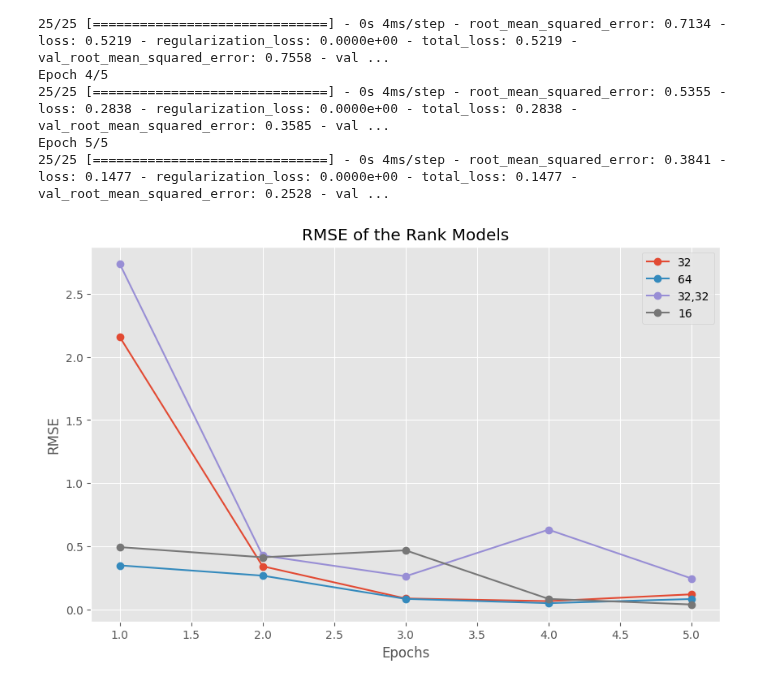
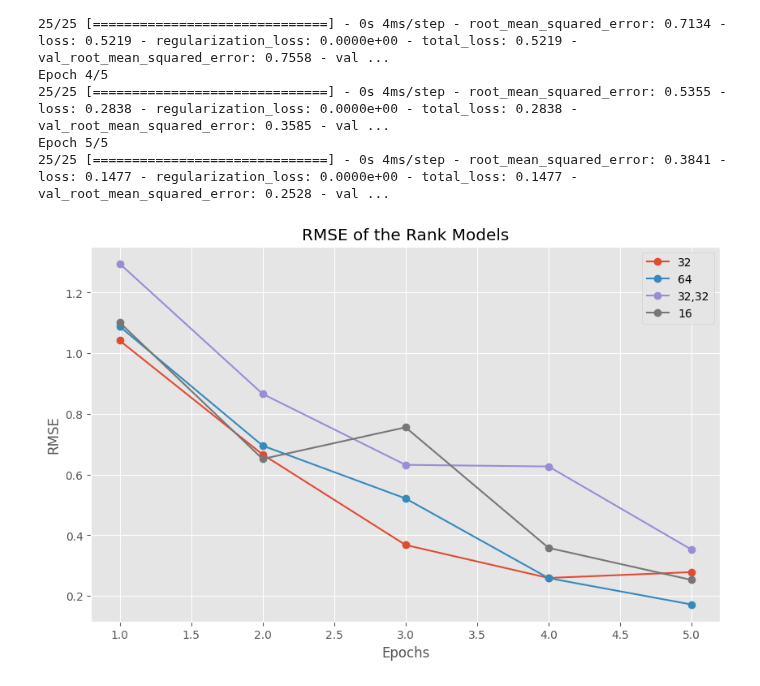
Before and after one commit to egonos/Data-Science-Projects, a Jupyter notebook: Using ML for Commercial Purposes/Recommendation Algorithms/A Recommendation Algorithm on Amazon Reviews (Level 3).ipynb, the cells around one changed output. Drawn from its saved outputs; the diff is of its cells as text; code cells hidden in the pictures.

```diff
--- a/Using ML for Commercial Purposes/Recommendation Algorithms/A Recommendation Algorithm on Amazon Reviews (Level 3).ipynb
+++ b/Using ML for Commercial Purposes/Recommendation Algorithms/A Recommendation Algorithm on Amazon Reviews (Level 3).ipynb
@@ -463,15 +463,15 @@ Epoch 5/5
 # %%
 epochs = range(1,6)
 
 plt.figure(figsize = (10,6))
-plt.plot(epochs,rank_model_history1.history["val_total_loss"], label = "32",marker = "o")
-plt.plot(epochs,rank_model_history2.history["val_total_loss"], label = "64",marker = "o")
-plt.plot(epochs,rank_model_history3.history["val_total_loss"], label = "32,32",marker = "o")
-plt.plot(epochs,rank_model_history4.history["val_total_loss"], label = "16",marker = "o")
+plt.plot(epochs,rank_model_history1.history["val_root_mean_squared_error"], label = "32",marker = "o")
+plt.plot(epochs,rank_model_history2.history["val_root_mean_squared_error"], label = "64",marker = "o")
+plt.plot(epochs,rank_model_history3.history["val_root_mean_squared_error"], label = "32,32",marker = "o")
+plt.plot(epochs,rank_model_history4.history["val_root_mean_squared_error"], label = "16",marker = "o")
 plt.title("RMSE of the Rank Models")
 plt.xlabel("Epochs")
 plt.ylabel("RMSE")
 plt.legend()
 plt.show()
 # %% [output]
-[figure, old version]
+[figure, new version]
```
